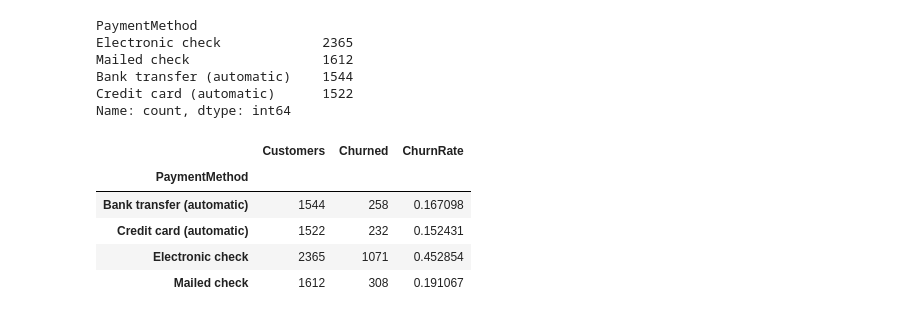
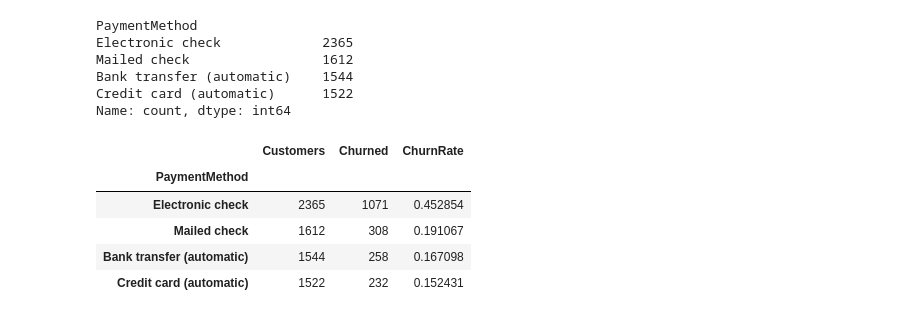
Before and after one commit to vdcmhaodl/Telco-customer-churn-prediction, a Jupyter notebook: notebooks/02_business_eda.ipynb, the cells around one changed output. Cells and saved outputs as stored; diff of their text form; code cells hidden in the pictures.

Commit message:
feat(eda): add payment method multivariate analysis

```diff
--- a/notebooks/02_business_eda.ipynb
+++ b/notebooks/02_business_eda.ipynb
@@ -351,17 +351,18 @@ Name: count, dtype: int64
 # %%
 Payment_summary = (
     df.groupby('PaymentMethod')
       .agg(
           Customers = ("customerID", "count"),
           Churned = ("Churn", lambda x: (x == "Yes").sum()),
           ChurnRate = ("Churn", lambda x: (x == "Yes").mean())
       )
 )
+Payment_summary = Payment_summary.sort_values("ChurnRate", ascending=False)
 Payment_summary
 # %% [output]
 |  | Customers | Churned | ChurnRate |
 | PaymentMethod |  |  |  |
+| Electronic check | 2365 | 1071 | 0.452854 |
+| Mailed check | 1612 | 308 | 0.191067 |
 | Bank transfer (automatic) | 1544 | 258 | 0.167098 |
 | Credit card (automatic) | 1522 | 232 | 0.152431 |
-| Electronic check | 2365 | 1071 | 0.452854 |
-| Mailed check | 1612 | 308 | 0.191067 |
```
Also changed, not shown: parts of 5 cells of this notebook.
